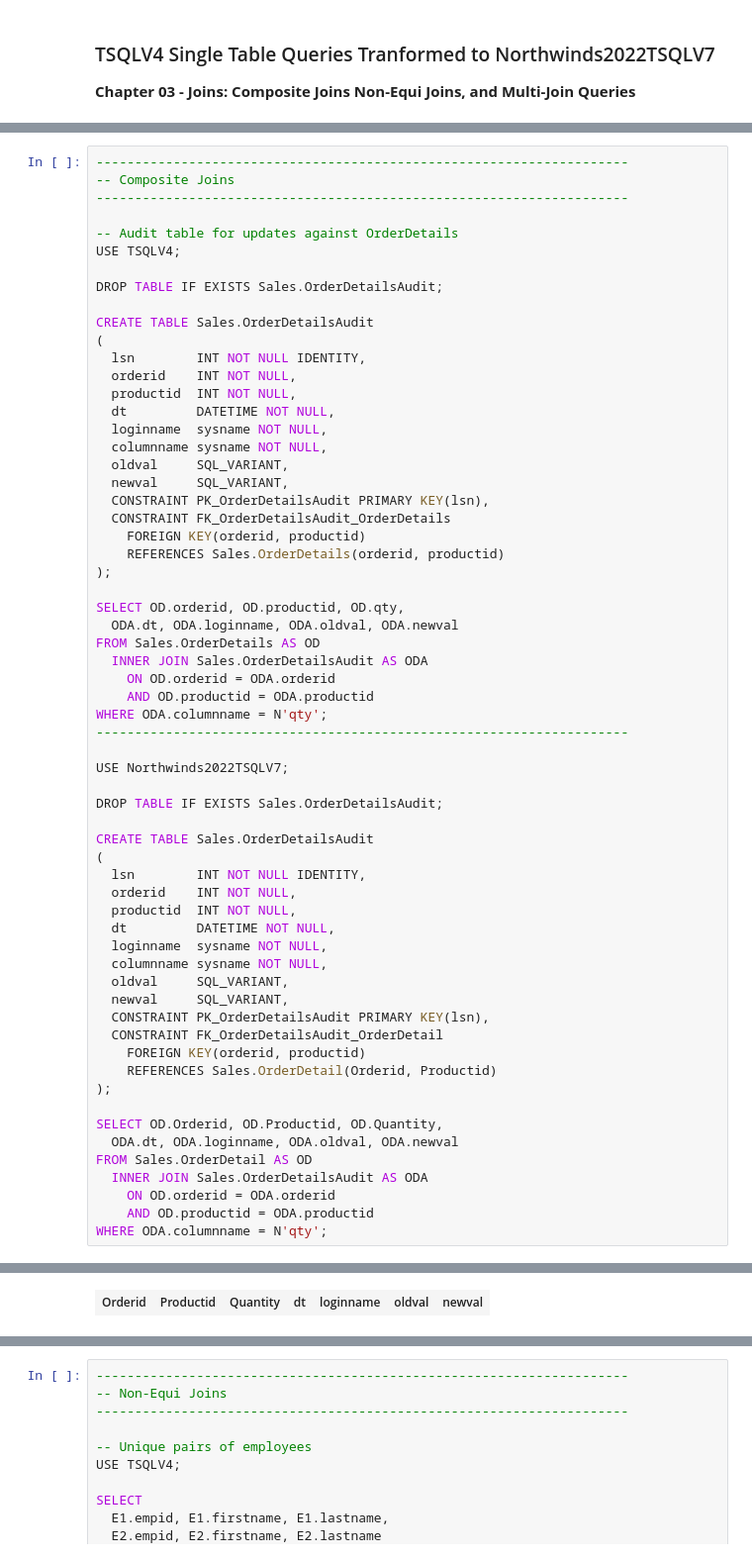
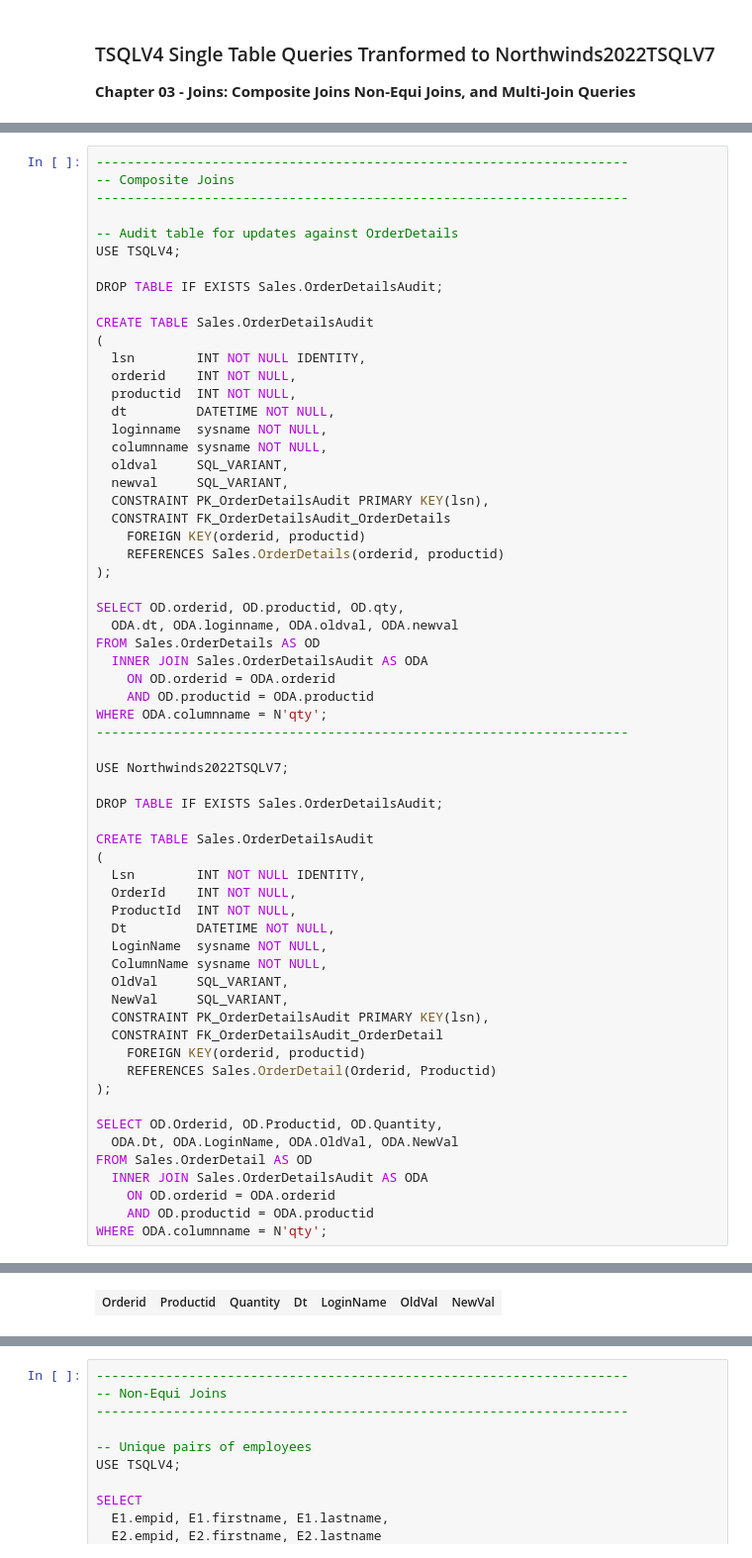
Before and after one commit to EazyEzz/381_SQL, a Jupyter notebook: PHW2/Group3_HW1_EssmerSanchez.ipynb, the cells around one changed output, grey strips where cells are left out. Shown at 99% size. Drawn from its saved outputs; the diff is of its cells as text.

```diff
--- a/PHW2/Group3_HW1_EssmerSanchez.ipynb
+++ b/PHW2/Group3_HW1_EssmerSanchez.ipynb
@@ -49,14 +59,14 @@ DROP TABLE IF EXISTS Sales.OrderDetailsAudit;
 
 CREATE TABLE Sales.OrderDetailsAudit
 (
-  lsn        INT NOT NULL IDENTITY,
-  orderid    INT NOT NULL,
-  productid  INT NOT NULL,
-  dt         DATETIME NOT NULL,
-  loginname  sysname NOT NULL,
-  columnname sysname NOT NULL,
-  oldval     SQL_VARIANT,
-  newval     SQL_VARIANT,
+  Lsn        INT NOT NULL IDENTITY,
+  OrderId    INT NOT NULL,
+  ProductId  INT NOT NULL,
+  Dt         DATETIME NOT NULL,
+  LoginName  sysname NOT NULL,
+  ColumnName sysname NOT NULL,
+  OldVal     SQL_VARIANT,
+  NewVal     SQL_VARIANT,
   CONSTRAINT PK_OrderDetailsAudit PRIMARY KEY(lsn),
   CONSTRAINT FK_OrderDetailsAudit_OrderDetail
     FOREIGN KEY(orderid, productid)
@@ -64,7 +74,7 @@ CREATE TABLE Sales.OrderDetailsAudit
 );
 
 SELECT OD.Orderid, OD.Productid, OD.Quantity,
-  ODA.dt, ODA.loginname, ODA.oldval, ODA.newval
+  ODA.Dt, ODA.LoginName, ODA.OldVal, ODA.NewVal
 FROM Sales.OrderDetail AS OD
   INNER JOIN Sales.OrderDetailsAudit AS ODA
     ON OD.orderid = ODA.orderid
@@ -77,2 +87,2 @@ Total execution time: 00:00:00.074
 | orderid | productid | qty | dt | loginname | oldval | newval |
-| Orderid | Productid | Quantity | dt | loginname | oldval | newval |
+| Orderid | Productid | Quantity | Dt | LoginName | OldVal | NewVal |
```
Also changed, not shown: parts of 10 cells of this notebook.
